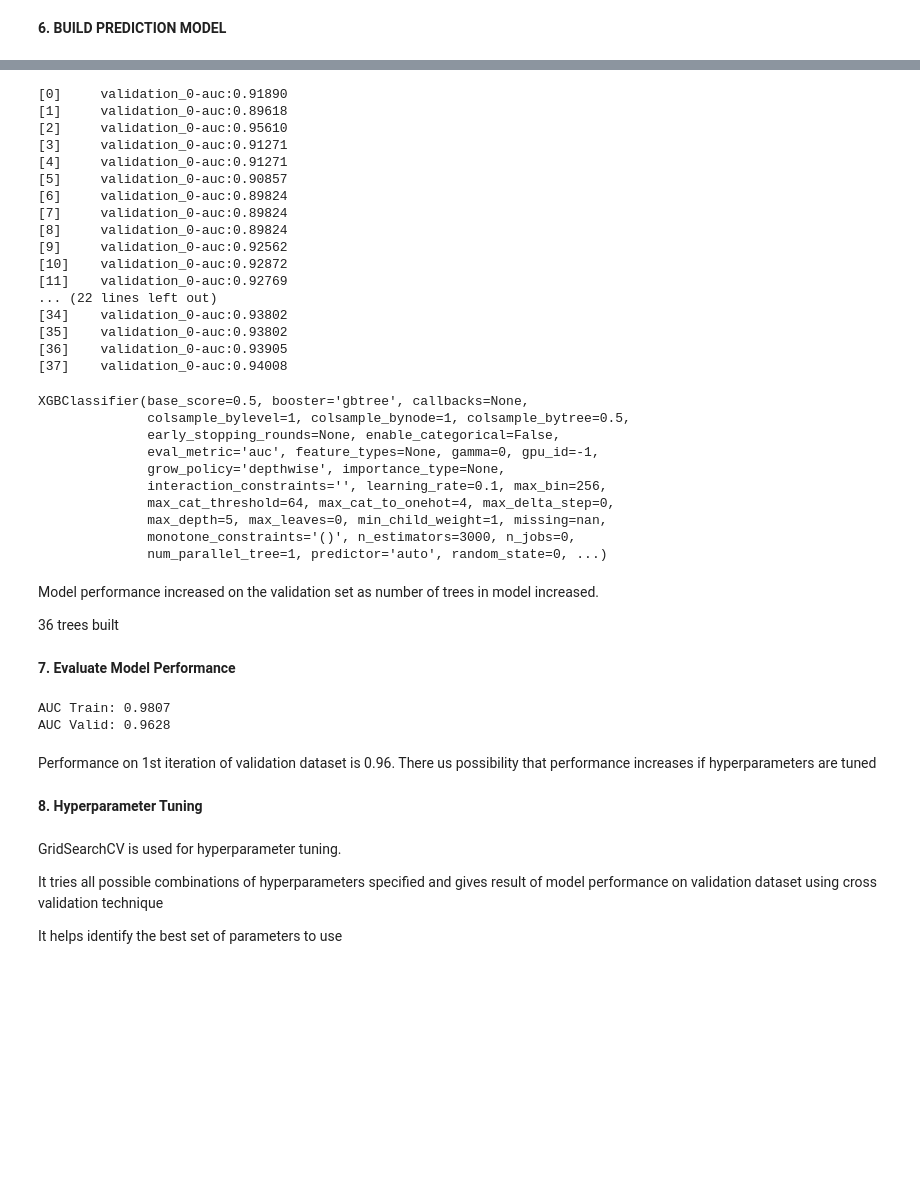
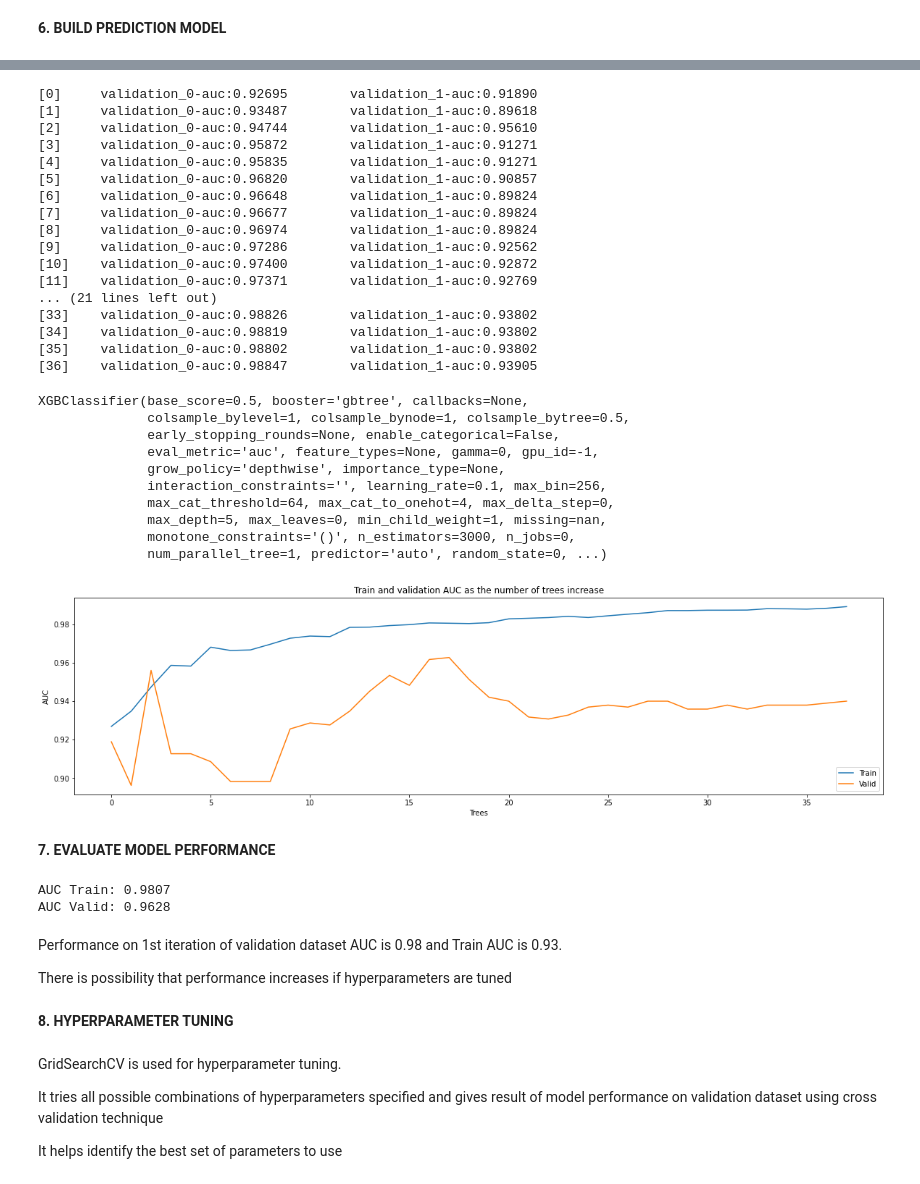
Before and after one commit to NaomiMunyiri/Diagnosis-Prediction, a Jupyter notebook: Diagnosis_Prediction.ipynb, the cells around one changed output, grey strips where cells are left out. Saved outputs shown, nothing was run; the diff lists cells and outputs as text; code cells hidden in the pictures; blank space fills up the shorter version.

```diff
--- a/Diagnosis_Prediction.ipynb
+++ b/Diagnosis_Prediction.ipynb
@@ -424,4 +416,9 @@ Successfully installed xgboost-1.7.1
 # %%
+x_train_matrix=x_train_res.values
+x_test_matrix=x_test.values
+x_val_matrix=x_val.values
+y_val_matrix=y_val.values
+
 #learning_rate->weightage of every tree in xgboost classifier
 #max_depth->max depth for each tree in xgboost model
 #n_estimators->model will create max 3000 trees
@@ -440,34 +437,34 @@ cervical_cancer_xgboost=xgboost.XGBClassifier(learning_rate=0.1,
                                               verbosity=1)
 
 #evaluation dataset while model is training
-eval_set=[(x_val,y_val)]
+eval_set=[(x_train_matrix, y_train_res),(x_val_matrix, y_val_matrix)]
 
 #model training
 #early_stopping_rounds->if model performance doesnt change on validation dataset
 #for 10 iterations then training stops
-cervical_cancer_xgboost.fit(x_train_res,
+cervical_cancer_xgboost.fit(x_train_matrix,
                             y_train_res,
                             early_stopping_rounds=20,
                             eval_set=eval_set,
                             verbose=True)
 # %% [output]
-[0]     validation_0-auc:0.91890
-[1]     validation_0-auc:0.89618
-[2]     validation_0-auc:0.95610
-[3]     validation_0-auc:0.91271
-[4]     validation_0-auc:0.91271
-[5]     validation_0-auc:0.90857
-[6]     validation_0-auc:0.89824
-[7]     validation_0-auc:0.89824
-[8]     validation_0-auc:0.89824
-[9]     validation_0-auc:0.92562
-[10]    validation_0-auc:0.92872
-[11]    validation_0-auc:0.92769
-... (22 lines left out)
-[34]    validation_0-auc:0.93802
-[35]    validation_0-auc:0.93802
-[36]    validation_0-auc:0.93905
-[37]    validation_0-auc:0.94008
+[0]     validation_0-auc:0.92695        validation_1-auc:0.91890
+[1]     validation_0-auc:0.93487        validation_1-auc:0.89618
+[2]     validation_0-auc:0.94744        validation_1-auc:0.95610
+[3]     validation_0-auc:0.95872        validation_1-auc:0.91271
+[4]     validation_0-auc:0.95835        validation_1-auc:0.91271
+[5]     validation_0-auc:0.96820        validation_1-auc:0.90857
+[6]     validation_0-auc:0.96648        validation_1-auc:0.89824
+[7]     validation_0-auc:0.96677        validation_1-auc:0.89824
+[8]     validation_0-auc:0.96974        validation_1-auc:0.89824
+[9]     validation_0-auc:0.97286        validation_1-auc:0.92562
+[10]    validation_0-auc:0.97400        validation_1-auc:0.92872
+[11]    validation_0-auc:0.97371        validation_1-auc:0.92769
+... (21 lines left out)
+[33]    validation_0-auc:0.98826        validation_1-auc:0.93802
+[34]    validation_0-auc:0.98819        validation_1-auc:0.93802
+[35]    validation_0-auc:0.98802        validation_1-auc:0.93802
+[36]    validation_0-auc:0.98847        validation_1-auc:0.93905
 XGBClassifier(base_score=0.5, booster='gbtree', callbacks=None,
               colsample_bylevel=1, colsample_bynode=1, colsample_bytree=0.5,
               early_stopping_rounds=None, enable_categorical=False,
@@ -478,12 +475,25 @@ XGBClassifier(base_score=0.5, booster='gbtree', callbacks=None,
               max_depth=5, max_leaves=0, min_child_weight=1, missing=nan,
               monotone_constraints='()', n_estimators=3000, n_jobs=0,
               num_parallel_tree=1, predictor='auto', random_state=0, ...)
-# %% [markdown]
-Model performance increased on the validation set as number of trees in model increased.
-
-36 trees built
-# %% [markdown]
-**7. Evaluate Model Performance**
+# %%
+evaluation_results=cervical_cancer_xgboost.evals_result()
+train_auc_tree=evaluation_results['validation_0']['auc']
+valid_auc_tree=evaluation_results['validation_1']['auc']
+
+plt.figure(figsize=(20,5))
+
+plt.plot(train_auc_tree, label='Train')
+plt.plot(valid_auc_tree, label='Valid')
+
+plt.title("Train and validation AUC as the number of trees increase")
+plt.xlabel("Trees")
+plt.ylabel("AUC")
+plt.legend(loc='lower right')
+plt.show()
+# %% [output]
+[figure, added]
+# %% [markdown]
+**7. EVALUATE MODEL PERFORMANCE**
 # %%
 #predict_proba-> gives probability of predictions for every observation supplied
              # ->it provides 2 values for every observation i.e 0 & 1
@@ -496,10 +506,11 @@ print("AUC Train: {:.4f}\nAUC Valid: {:.4f}".format(roc_auc_score(y_train_res, y
 AUC Train: 0.9807
 AUC Valid: 0.9628
 # %% [markdown]
-Performance on 1st iteration of validation dataset is 0.96.
-There us possibility that performance increases if hyperparameters are tuned
+Performance on 1st iteration of validation dataset AUC is 0.98 and Train AUC is 0.93.
+
+There is possibility that performance increases if hyperparameters are tuned
 # %% [markdown]
-**8. Hyperparameter Tuning**
+**8. HYPERPARAMETER TUNING**
 # %% [markdown]
 GridSearchCV is used for hyperparameter tuning.
 
```
Also changed, not shown: parts of 24 cells of this notebook.
